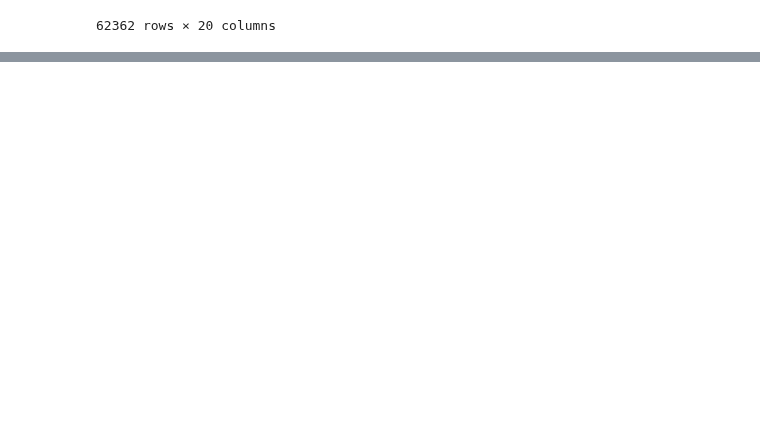
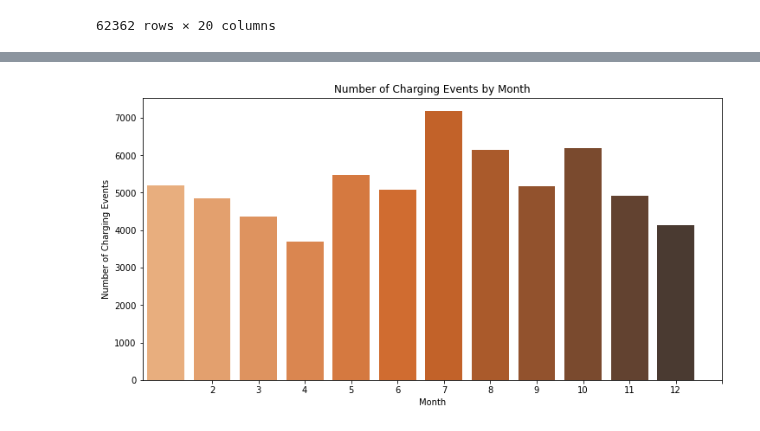
Before and after one commit to helloworldfromleo/AA, a Jupyter notebook: 01_Data_Preparation.ipynb, the cells around one changed output, grey strips where cells are left out. Cells and saved outputs as stored; diff of their text form; code cells hidden in the pictures; blank space fills up the shorter version.

```diff
--- a/01_Data_Preparation.ipynb
+++ b/01_Data_Preparation.ipynb
@@ -376,0 +397,23 @@ df
+# %%
+#Hour of Day
+df["hour"] = df['connectionTime'].dt.hour
+
+#Day of Week (Monday=0, Sunday=6)
+df["dayOfWeek"] = df['connectionTime'].dt.dayofweek
+
+#Month
+df["month"] = df['connectionTime'].dt.month
+
+#Season
+def get_season(month):
+    if month in [12, 1, 2]:
+        return 'Winter'
+    elif month in [3, 4, 5]:
+        return 'Spring'
+    elif month in [6, 7, 8]:
+        return 'Summer'
+    else:
+        return 'Fall'
+
+df["season"] = df['month'].apply(get_season)
+hourly_counts = df.groupby('hour').size().reset_index(name='Charging Events')
@@ -376,0 +432,7 @@ df
+# %%
+day_names = {0: 'Monday', 1: 'Tuesday', 2: 'Wednesday', 3: 'Thursday',
+             4: 'Friday', 5: 'Saturday', 6: 'Sunday'}
+
+df['dayName'] = df['dayOfWeek'].map(day_names)
+
+weekly_counts = df.groupby('dayName').size().reset_index(name='Charging Events')
@@ -376,0 +454,11 @@ df
+# %%
+monthly_counts = df.groupby('month').size().reset_index(name='Charging Events')
+plt.figure(figsize=(12, 6))
+sns.barplot(x='month', y='Charging Events', data=monthly_counts, palette='Oranges_d')
+plt.title('Number of Charging Events by Month')
+plt.xlabel('Month')
+plt.ylabel('Number of Charging Events')
+plt.xticks(range(1, 13))
+plt.show()
+# %% [output]
+[figure, added]
```
Also changed, not shown: parts of 14 cells of this notebook.
